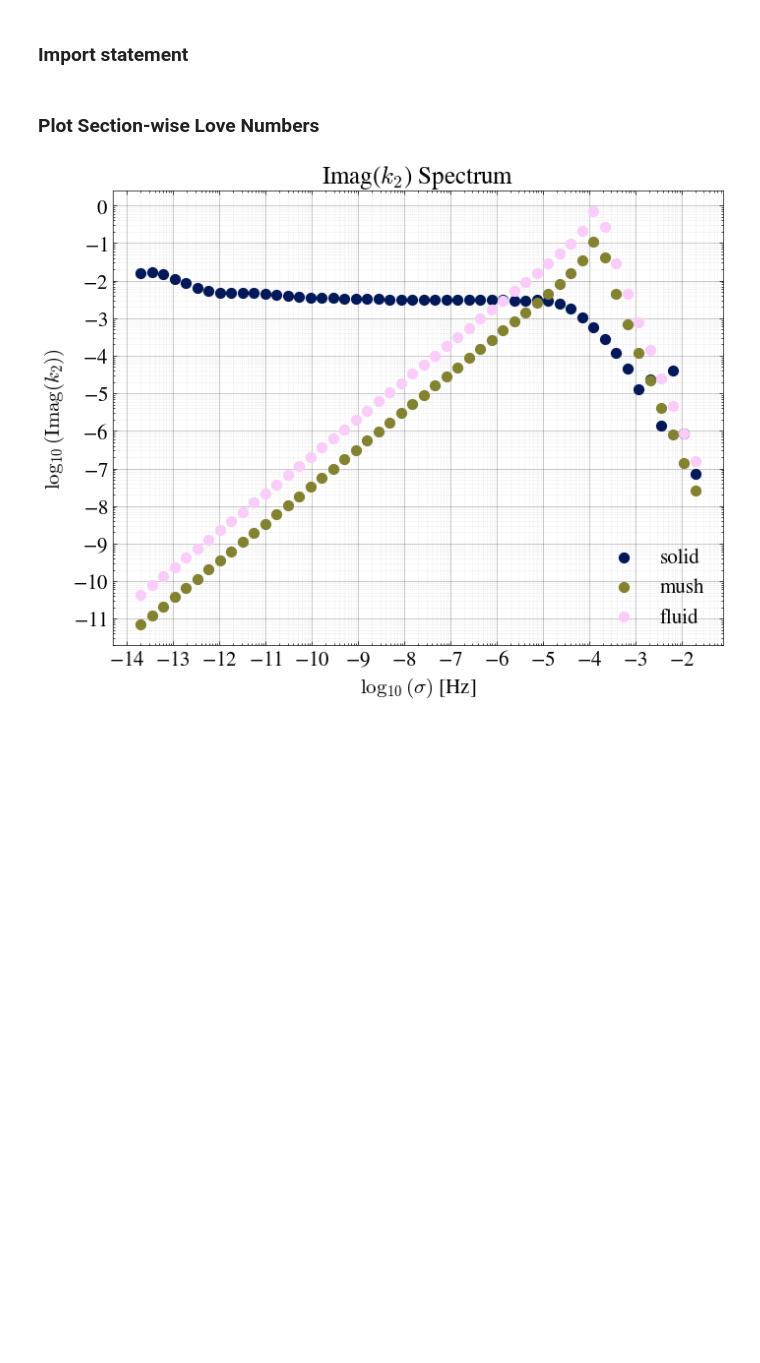
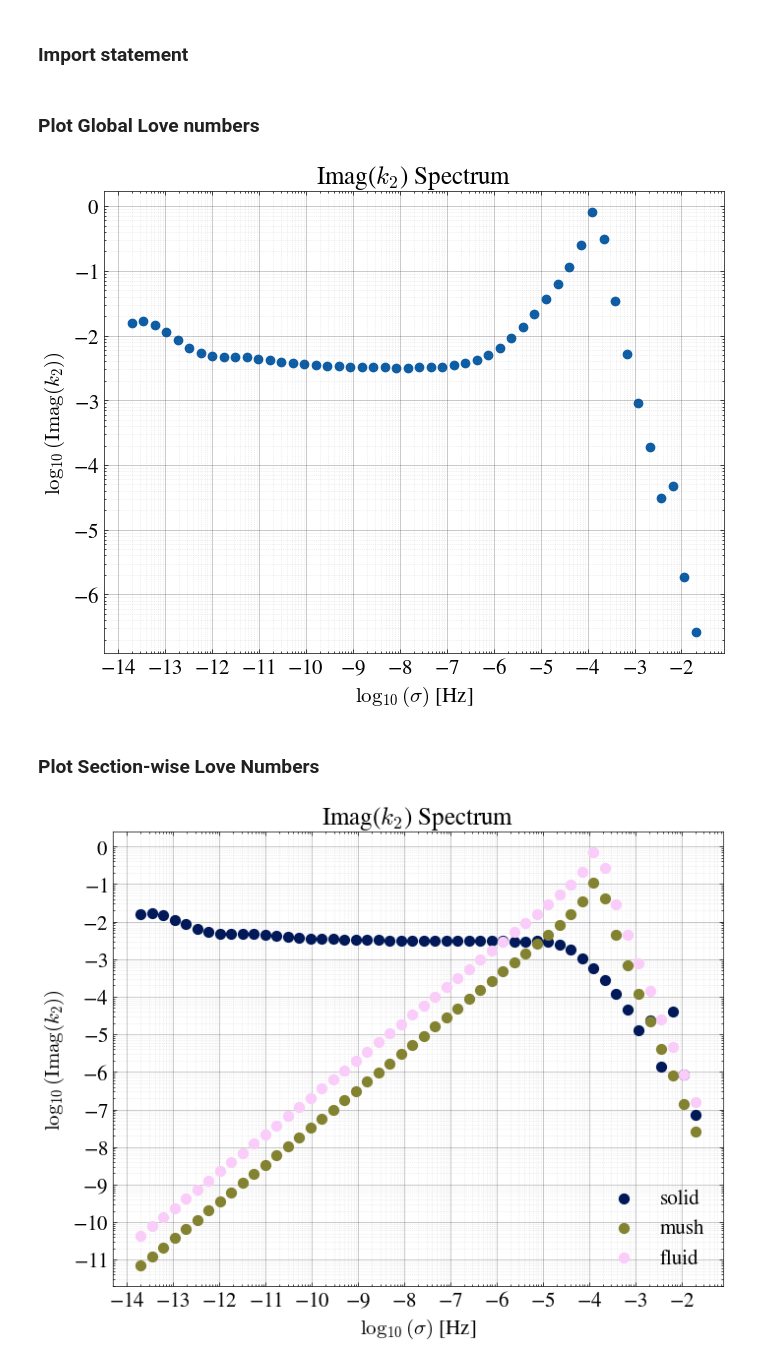
Before and after one commit to FormingWorlds/Obliqua, a Jupyter notebook: examples/visualize_output.ipynb, the cells around one changed output. Drawn from its saved outputs; the diff is of its cells as text; code cells hidden in the pictures; blank space fills up the shorter version.

Commit message:
Added global LN plot.

```diff
--- a/examples/visualize_output.ipynb
+++ b/examples/visualize_output.ipynb
@@ -21,3 +21,5 @@ if not os.path.exists(nc_file_path):
 
 ds = Dataset(nc_file_path, "r")
 os.makedirs(out_dir, exist_ok=True)
+# %% [markdown]
+### Plot Global Love numbers
@@ -24,3 +70,25 @@ os.makedirs(out_dir, exist_ok=True)
+# %%
+# read shared dimensions
+sigma_range = ds.variables["sigma_range"][:]
+n           = ds.variables["n"][:]
+
+# extract and run plot
+raw_imag   = ds.variables["knms_total"]
+knms_total = raw_imag[0, :] + 1j * raw_imag[1, :]
+
+# loop over unique n values and plot each spectrum separately
+for n_i in np.unique(n):
+
+    knms_total_n = knms_total[n == n_i]
+
+    fig = plot_imagk2_spectrum(
+        sigma_range=sigma_range,
+        imag_k2=-np.imag(knms_total_n),
+        n=n_i,
+        outpath=os.path.join(out_dir, f"all_layers_k{n_i}.png")
+    )
+# %% [output]
+[figure, added]
 # %% [markdown]
 ### Plot Section-wise Love Numbers
 # %%
```
Also changed, not shown: parts of 1 cell of this notebook, 1 other file.
